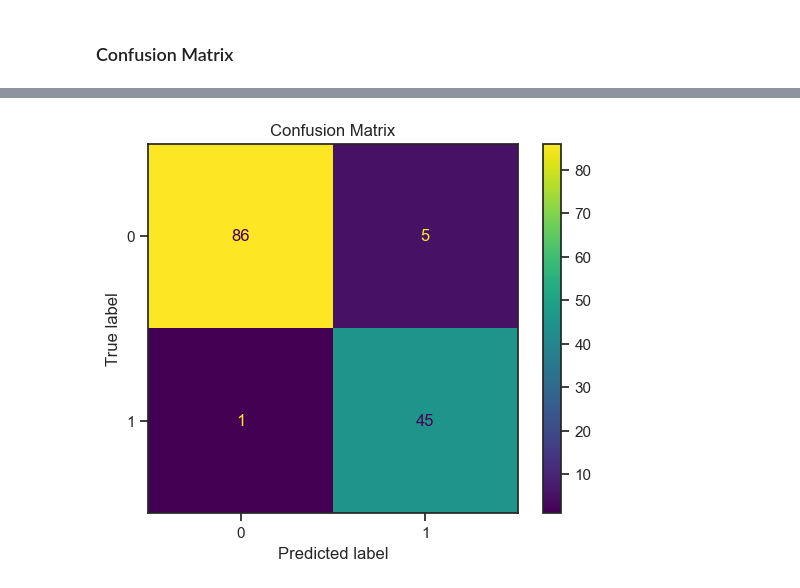
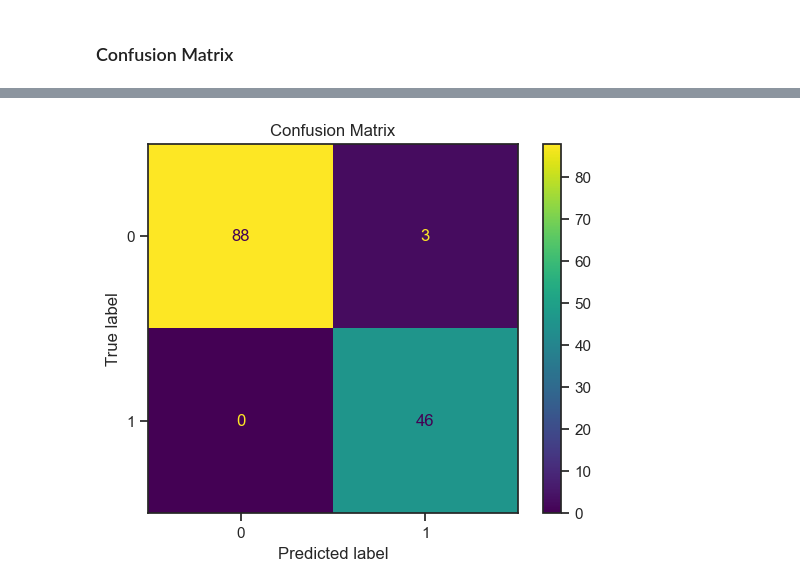
Before and after one commit to xycnotz/207_FINAL, a Jupyter notebook: W207_final_log.ipynb, the cells around one changed output, grey strips where cells are left out. Cells and saved outputs as stored; diff of their text form; code cells hidden in the pictures.

```diff
--- a/W207_final_log.ipynb
+++ b/W207_final_log.ipynb
@@ -288,7 +311,7 @@ Test aggregate accuracy: 95.620435%
 # %% [markdown]
 ### Confusion Matrix
 # %%
-y_predicted = model_tf.predict(x = X_test)
+y_predicted = model_final.predict(x = X_test)
 # convert probability numbers into binary for confusion matrix
 y_predicted = np.where(y_predicted >= 0.5, 1, 0)
 
@@ -307 +330 @@ plt.show()
-[figure, old version]
+[figure, new version]
```
Also changed, not shown: parts of 6 cells of this notebook.
